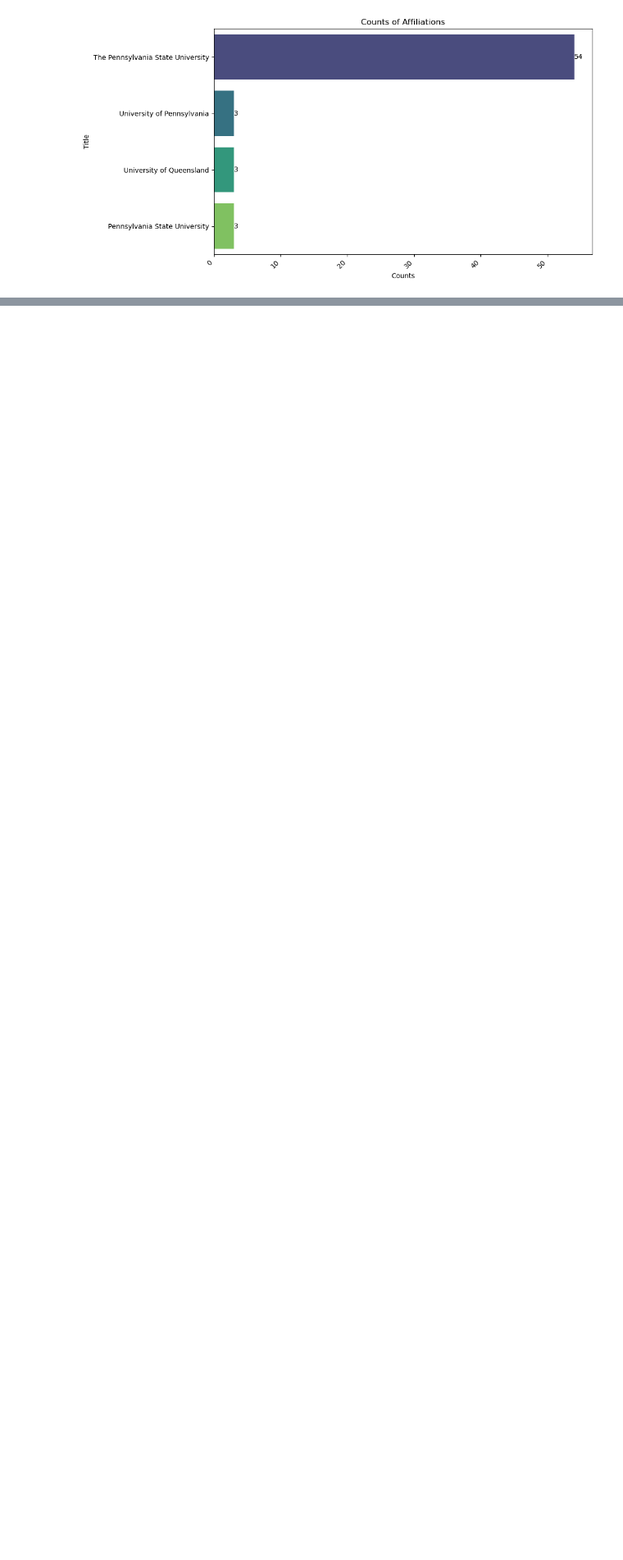
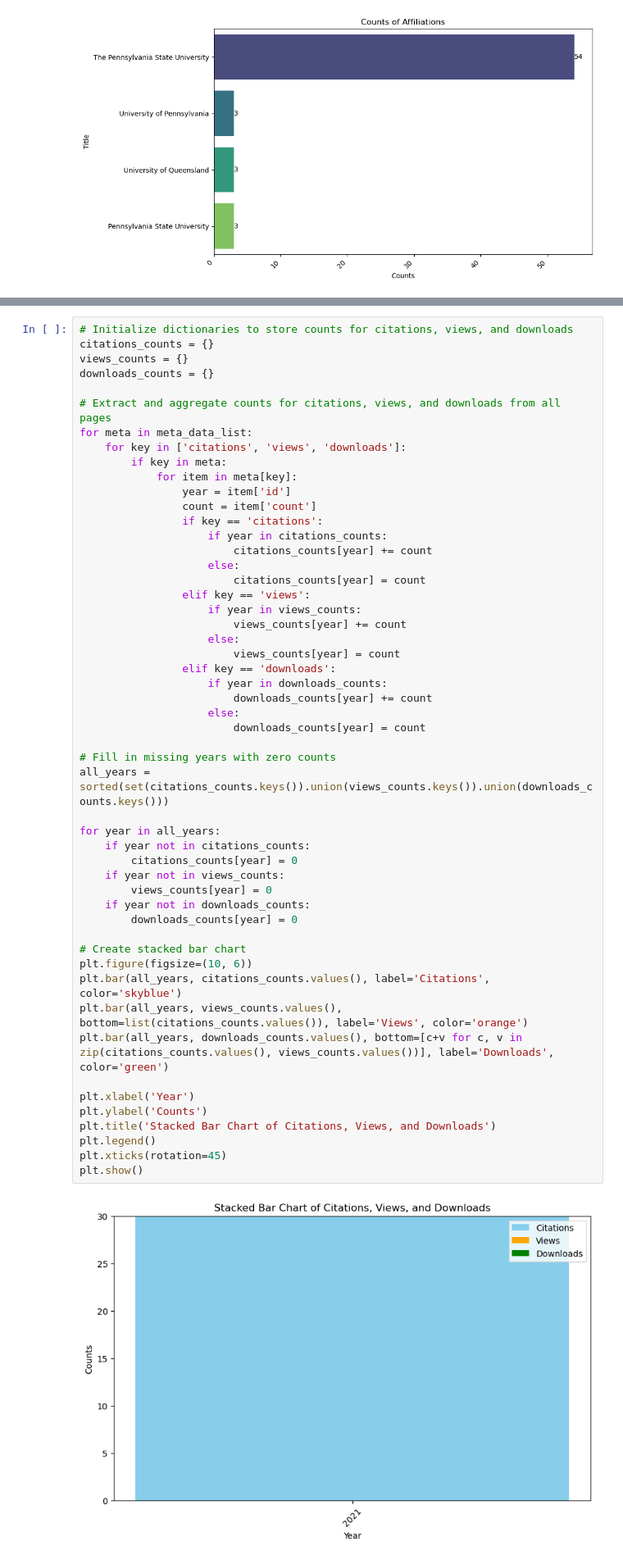
Before and after one commit to hauschke/pidinst_analytics, a Jupyter notebook: stats4pidinst.ipynb, the cells around one changed output, grey strips where cells are left out. Shown at 82% size. Cells and saved outputs as stored; diff of their text form; blank space fills up the shorter version.

Commit message:
fixed citation barchart

```diff
--- a/stats4pidinst.ipynb
+++ b/stats4pidinst.ipynb
@@ -236,0 +194,54 @@ NameError: name 'df' is not defined
+# %%
+# Initialize dictionaries to store counts for citations, views, and downloads
+citations_counts = {}
+views_counts = {}
+downloads_counts = {}
+
+# Extract and aggregate counts for citations, views, and downloads from all pages
+for meta in meta_data_list:
+    for key in ['citations', 'views', 'downloads']:
+        if key in meta:
+            for item in meta[key]:
+                year = item['id']
+                count = item['count']
+                if key == 'citations':
+                    if year in citations_counts:
+                        citations_counts[year] += count
+                    else:
+                        citations_counts[year] = count
+                elif key == 'views':
+                    if year in views_counts:
+                        views_counts[year] += count
+                    else:
+                        views_counts[year] = count
+                elif key == 'downloads':
+                    if year in downloads_counts:
+                        downloads_counts[year] += count
+                    else:
+                        downloads_counts[year] = count
+
+# Fill in missing years with zero counts
+all_years = sorted(set(citations_counts.keys()).union(views_counts.keys()).union(downloads_counts.keys()))
+
+for year in all_years:
+    if year not in citations_counts:
+        citations_counts[year] = 0
+    if year not in views_counts:
+        views_counts[year] = 0
+    if year not in downloads_counts:
+        downloads_counts[year] = 0
+
+# Create stacked bar chart
+plt.figure(figsize=(10, 6))
+plt.bar(all_years, citations_counts.values(), label='Citations', color='skyblue')
+plt.bar(all_years, views_counts.values(), bottom=list(citations_counts.values()), label='Views', color='orange')
+plt.bar(all_years, downloads_counts.values(), bottom=[c+v for c, v in zip(citations_counts.values(), views_counts.values())], label='Downloads', color='green')
+
+plt.xlabel('Year')
+plt.ylabel('Counts')
+plt.title('Stacked Bar Chart of Citations, Views, and Downloads')
+plt.legend()
+plt.xticks(rotation=45)
+plt.show()
+# %% [output]
+[figure, added]
```
Also changed, not shown: parts of 1 cell of this notebook.
